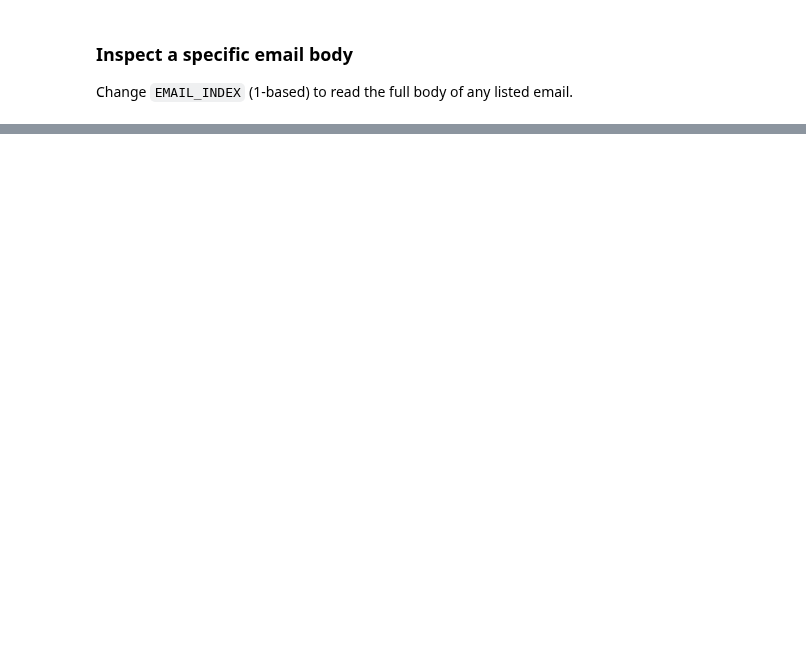
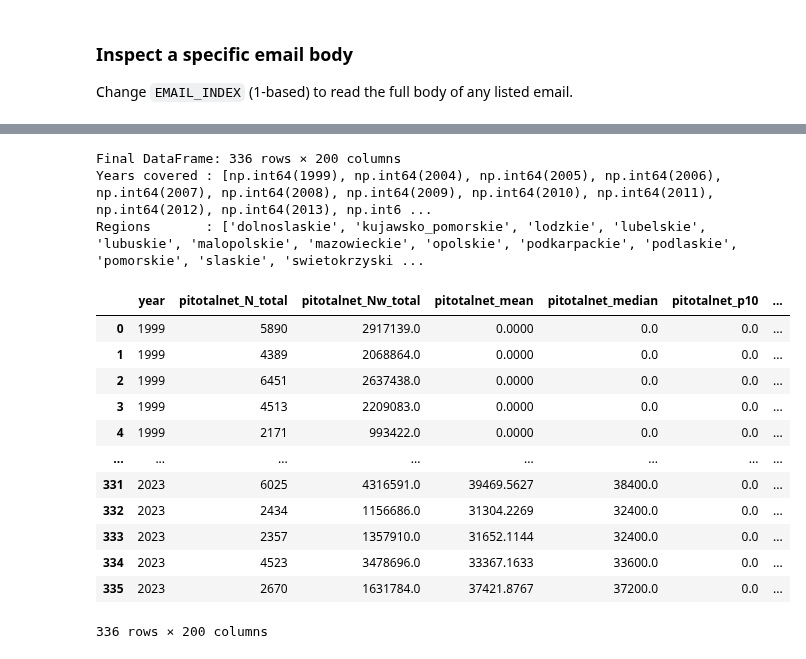
Before and after one commit to jendrkk/LRDWI-Paper, a Jupyter notebook: Code/analysis/LIS01_reader.ipynb, the cells around one changed output, grey strips where cells are left out. Cells and saved outputs as stored; diff of their text form; code cells hidden in the pictures; blank space fills up the shorter version.

```diff
--- a/Code/analysis/LIS01_reader.ipynb
+++ b/Code/analysis/LIS01_reader.ipynb
@@ -243,0 +385,48 @@ Please consult our web site for more information at WWW.LISDATACENTER.O
+# %%
+# ── Deduplicate: if multiple emails cover the same (year, region),
+#    keep the one from the most recent email (latest _mail_date).
+df_raw = pd.DataFrame(all_rows)
+
+if df_raw.empty:
+    print("No data extracted.")
+else:
+    # Sort so the most recent email comes last → drop_duplicates keeps last
+    df_raw = df_raw.sort_values("_mail_date", na_position="first")
+    df_la = (
+        df_raw
+        .drop_duplicates(subset=["year", "region"], keep="last")
+        .drop(columns=["_mail_subject", "_mail_date"])
+        .sort_values(["year", "region"])
+        .reset_index(drop=True)
+    )
+
+    # Coerce numeric-looking columns to float (they may be mixed str/float due to "N/A")
+    skip_cols = {"year", "region"}
+    for col in df_la.columns:
+        if col in skip_cols:
+            continue
+        df_la[col] = pd.to_numeric(df_la[col], errors="coerce")
+
+    print(f"Final DataFrame: {df_la.shape[0]} rows × {df_la.shape[1]} columns")
+    print(f"Years covered : {sorted(df_la['year'].unique())}")
+    print(f"Regions       : {sorted(df_la['region'].unique())}")
+    display(df_la)
+
+df_la.to_csv(data_root.parent / "LIS_Voiv_2000.csv", index=False)
+# %% [output]
+Final DataFrame: 336 rows × 200 columns
+Years covered : [np.int64(1999), np.int64(2004), np.int64(2005), np.int64(2006), np.int64(2007), np.int64(2008), np.int64(2009), np.int64(2010), np.int64(2011), np.int64(2012), np.int64(2013), np.int6 ...
+Regions       : ['dolnoslaskie', 'kujawsko_pomorskie', 'lodzkie', 'lubelskie', 'lubuskie', 'malopolskie', 'mazowieckie', 'opolskie', 'podkarpackie', 'podlaskie', 'pomorskie', 'slaskie', 'swietokrzyski ...
+|  | year | pitotalnet_N_total | pitotalnet_Nw_total | pitotalnet_mean | pitotalnet_median | pitotalnet_p10 | ... |
+| 0 | 1999 | 5890 | 2917139.0 | 0.0000 | 0.0 | 0.0 | ... |
+| 1 | 1999 | 4389 | 2068864.0 | 0.0000 | 0.0 | 0.0 | ... |
+| 2 | 1999 | 6451 | 2637438.0 | 0.0000 | 0.0 | 0.0 | ... |
+| 3 | 1999 | 4513 | 2209083.0 | 0.0000 | 0.0 | 0.0 | ... |
+| 4 | 1999 | 2171 | 993422.0 | 0.0000 | 0.0 | 0.0 | ... |
+| ... | ... | ... | ... | ... | ... | ... | ... |
+| 331 | 2023 | 6025 | 4316591.0 | 39469.5627 | 38400.0 | 0.0 | ... |
+| 332 | 2023 | 2434 | 1156686.0 | 31304.2269 | 32400.0 | 0.0 | ... |
+| 333 | 2023 | 2357 | 1357910.0 | 31652.1144 | 32400.0 | 0.0 | ... |
+| 334 | 2023 | 4523 | 3478696.0 | 33367.1633 | 33600.0 | 0.0 | ... |
+| 335 | 2023 | 2670 | 1631784.0 | 37421.8767 | 37200.0 | 0.0 | ... |
+336 rows × 200 columns
```
Also changed, not shown: parts of 8 cells of this notebook, 6 other files.
